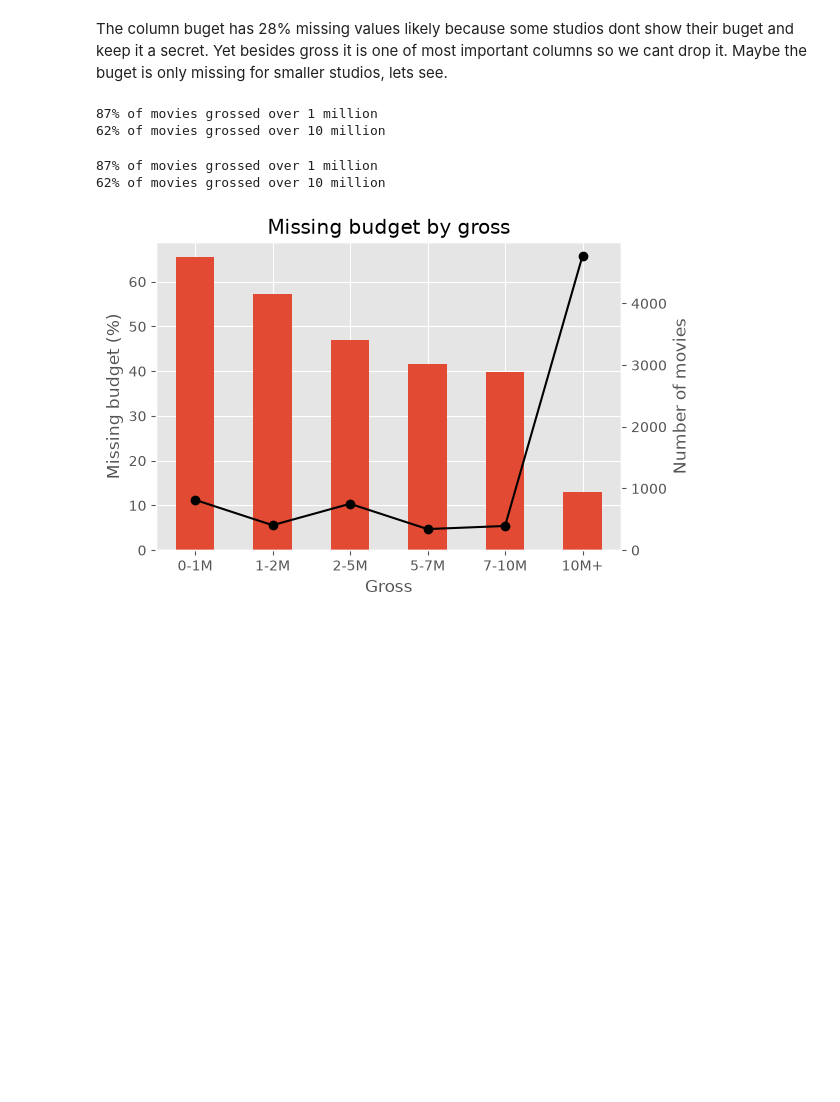
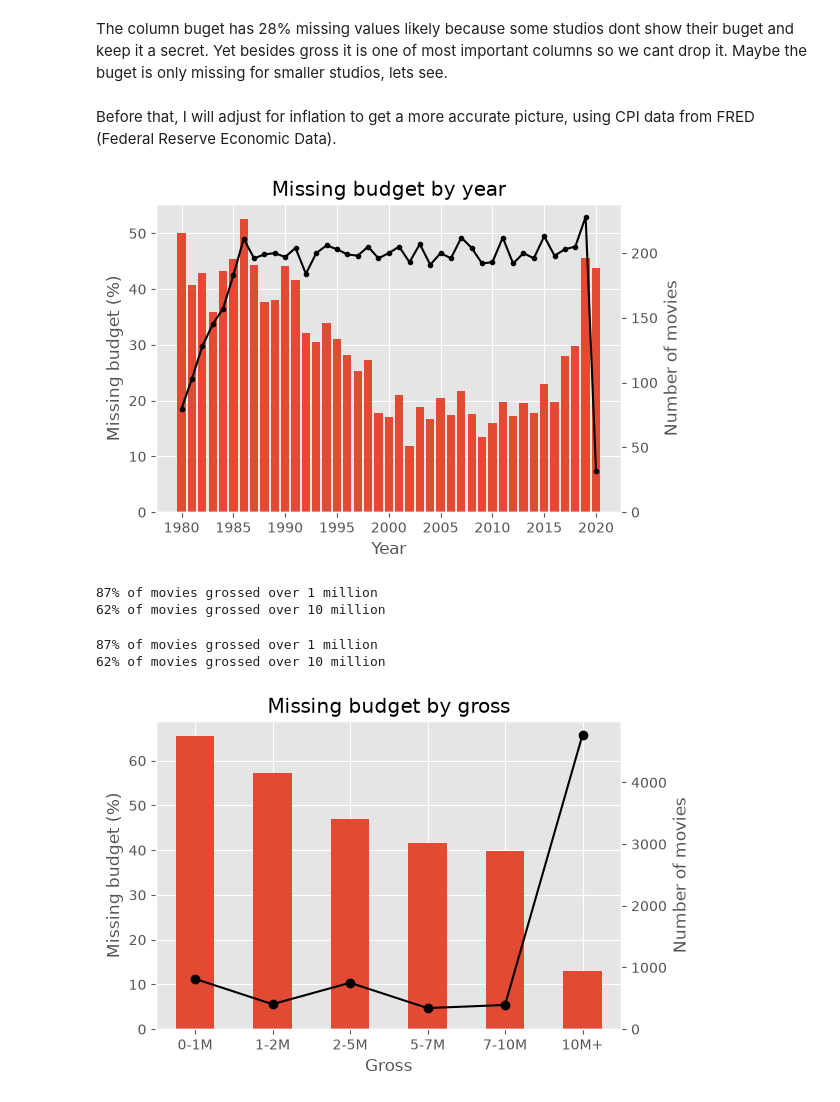
Before and after one commit to ogicode/Film_Correlation, a Jupyter notebook: notebook.ipynb, the cells around one changed output. Saved outputs shown, nothing was run; the diff lists cells and outputs as text; code cells hidden in the pictures; blank space fills up the shorter version.

```diff
--- a/notebook.ipynb
+++ b/notebook.ipynb
@@ -51,2 +53,5 @@ There is a mismatch between `year` and `released`. Let's assume that `released`
+# %%
+df = df.rename(columns={'year': 'false_year'})
+df['year'] = df['released'].str.extract(r'(\d{4})').astype(float)
 # %%
 # percent of matches
@@ -164,3 +148,24 @@ HTML(html)
 [interactive output not drawn]
 # %% [markdown]
 The column buget has 28% missing values likely because some studios dont show their buget and keep it a secret. Yet besides gross it is one of most important columns so we cant drop it. Maybe the buget is only missing for smaller studios, lets see.
+# %% [markdown]
+ Before that, I will adjust for inflation to get a more accurate picture, using CPI data from FRED (Federal Reserve Economic Data).
+# %%
+missing_y = df.groupby('year')['budget'].apply(lambda x: x.isna().mean() * 100)
+counts_y = df['year'].value_counts().sort_index()
+
+fig, ax1 = plt.subplots(figsize=(6, 4))
+ax1.bar(missing_y.index, missing_y.values)
+ax1.set_title('Missing budget by year')
+ax1.set_xlabel('Year')
+ax1.set_ylabel('Missing budget (%)')
+
+ax2 = ax1.twinx()
+ax2.plot(counts_y.index, counts_y.values, color='black', marker='o', markersize=3)
+ax2.set_ylabel('Number of movies')
+ax2.set_ylim(bottom=0)
+ax2.grid(False)
+
+plt.show()
+# %% [output]
+[figure, added]
```
Also changed, not shown: parts of 20 cells of this notebook, 1 other file.
